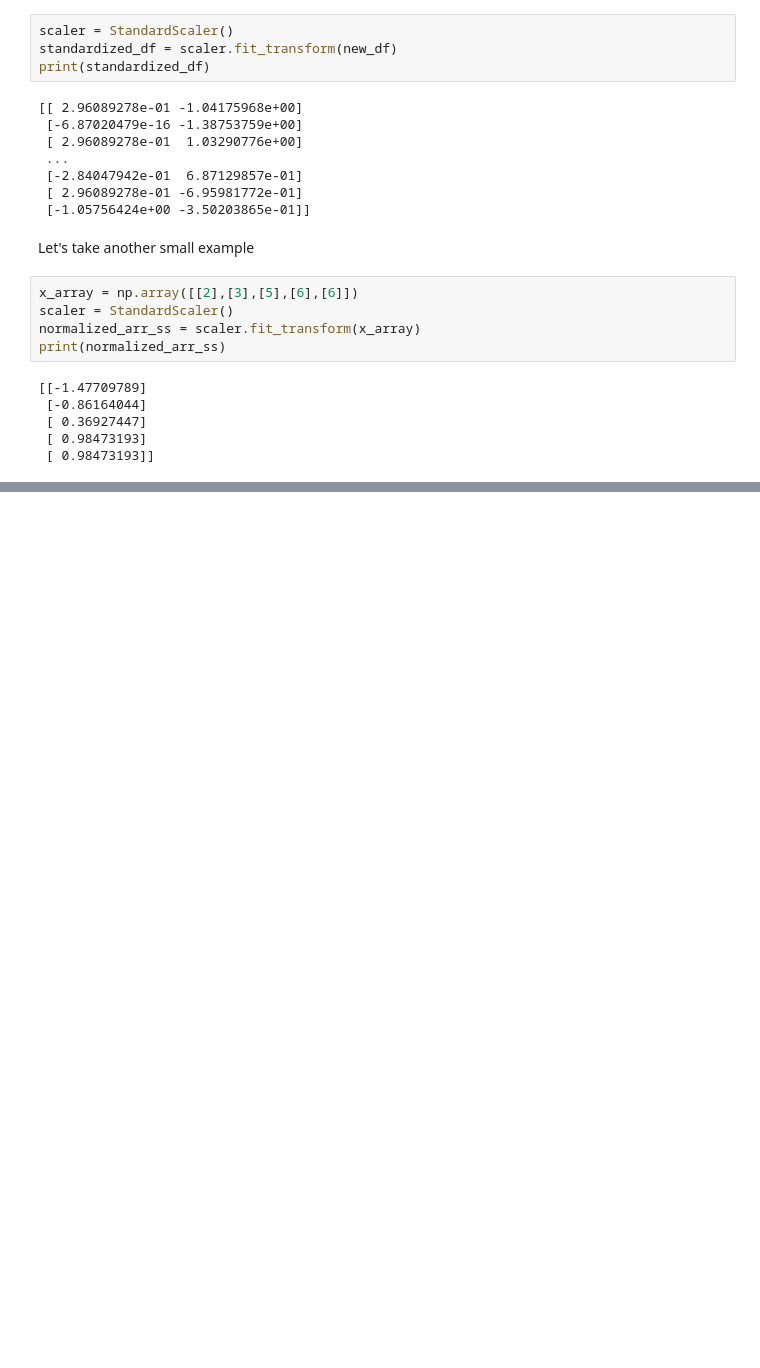
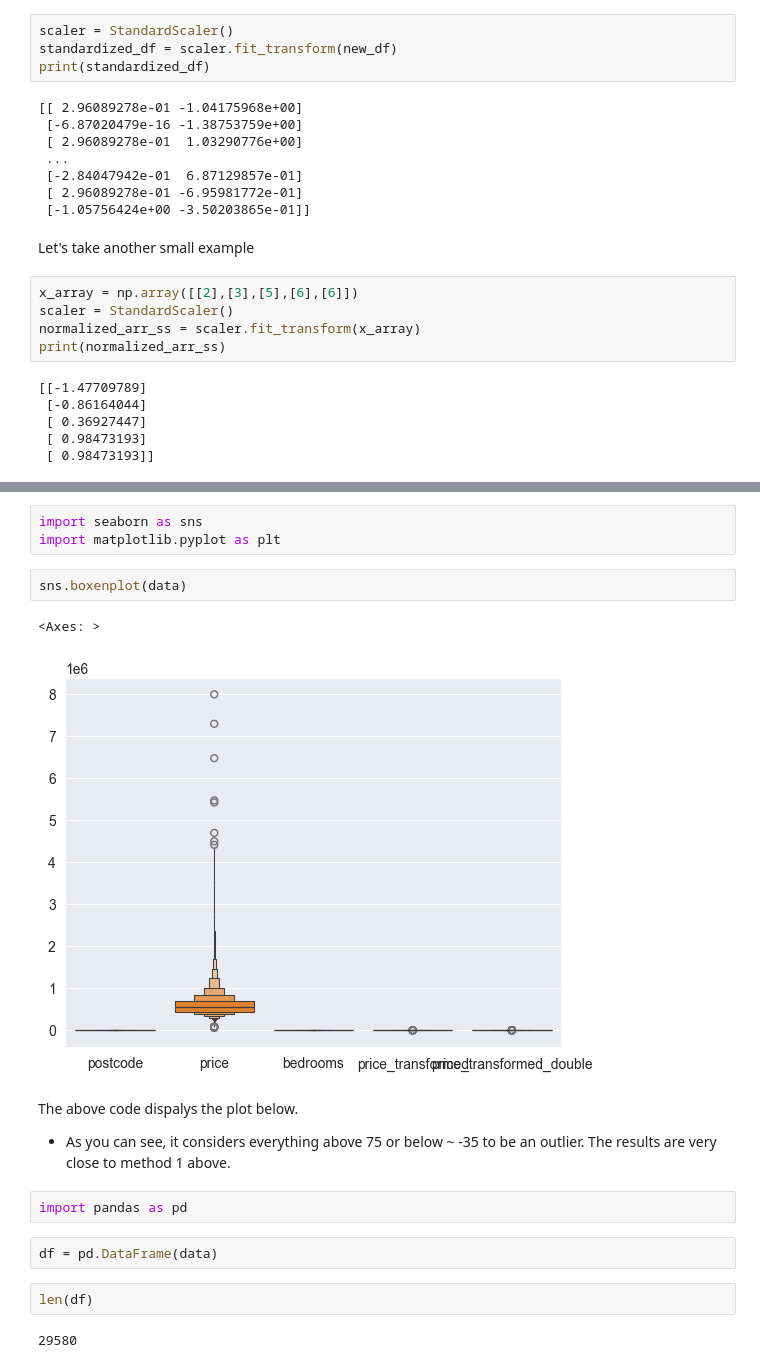
Before and after one commit to amirhosseinhamidian/EDA, a Jupyter notebook: Handling Missing Values.ipynb, the cells around one changed output, grey strips where cells are left out. Saved outputs shown, nothing was run; the diff lists cells and outputs as text; blank space fills up the shorter version.

```diff
--- a/Handling Missing Values.ipynb
+++ b/Handling Missing Values.ipynb
@@ -343,0 +468,19 @@ print(normalized_arr_ss)
+# %%
+import seaborn as sns
+import matplotlib.pyplot as plt
+# %%
+sns.boxenplot(data)
+# %% [output]
+<Axes: >
+[figure, added]
+# %% [markdown]
+The above code dispalys the plot below.
+- As you can see, it considers everything above 75 or below ~ -35 to be an outlier. The results are very close to method 1 above.
+# %%
+import pandas as pd
+# %%
+df = pd.DataFrame(data)
+# %%
+len(df)
+# %% [output]
+29580
```
Also changed, not shown: parts of 43 cells of this notebook, 1 other file.
